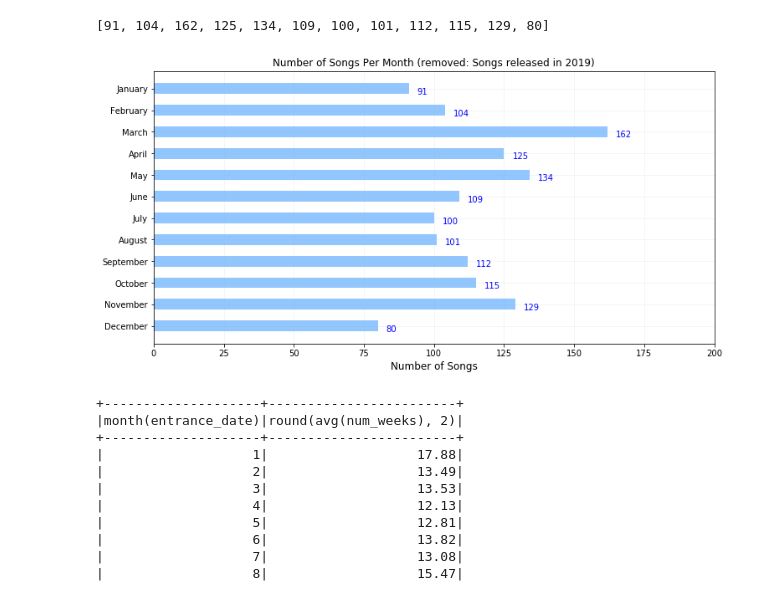
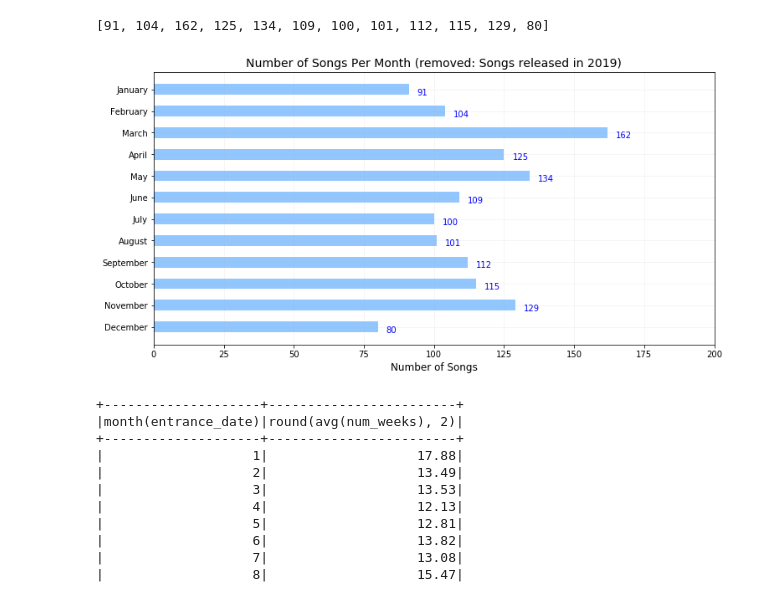
Before and after one commit to virsagothethird/UK-Top-100-Songs, a Jupyter notebook: uk100-Copy2.ipynb, the cells around one changed output. Drawn from its saved outputs; the diff is of its cells as text; code cells hidden in the pictures.

```diff
--- a/uk100-Copy2.ipynb
+++ b/uk100-Copy2.ipynb
@@ -836,17 +836,17 @@ num_per_month
 # %%
 fig, ax = plt.subplots(figsize=(12,6))
 
 ax.barh(months, num_per_month, height=0.5)
 ax.invert_yaxis()
 for i, v in enumerate(num_per_month):
     ax.text(v + 3, i + .25, str(v), color='blue')
 ax.set_xlim(0,200)
-ax.set_title('Number of Songs Per Month (removed: Songs released in 2019)')
+ax.set_title('Number of Songs Per Month (removed: Songs released in 2019)', fontsize=14)
 ax.set_xlabel("Number of Songs", fontsize=12)
 ax.grid(alpha=0.15)
 plt.savefig("img/num_songs_month.png")
 # %% [output]
-[figure, old version]
+[figure, new version]
 # %%
 spark.sql('''
             SELECT MONTH(entrance_date), ROUND(AVG(num_weeks),2)
```
Also changed, not shown: parts of 3 cells of this notebook, 4 other files.
